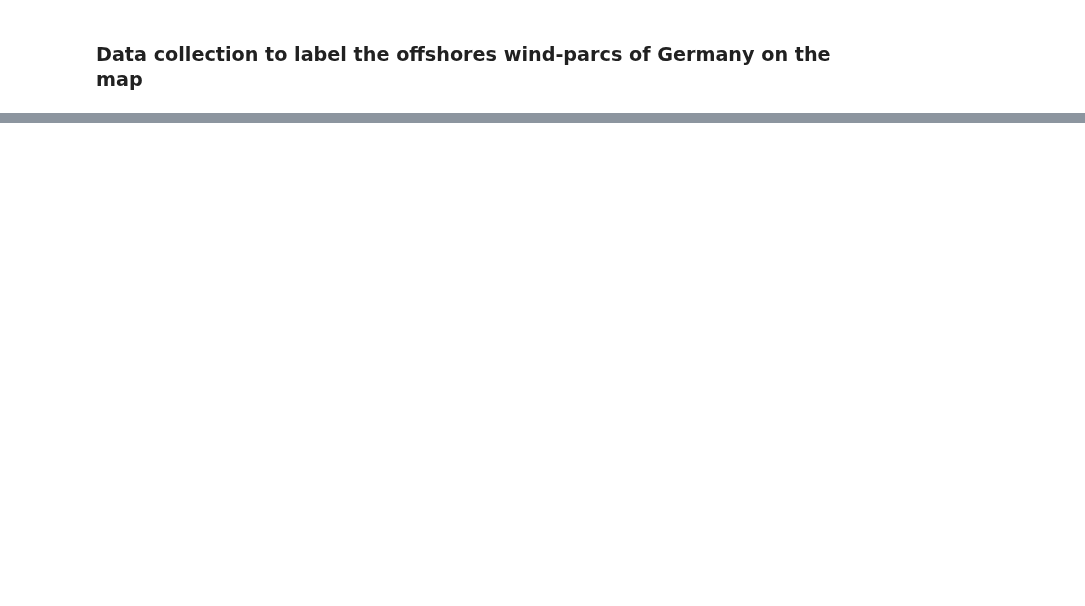
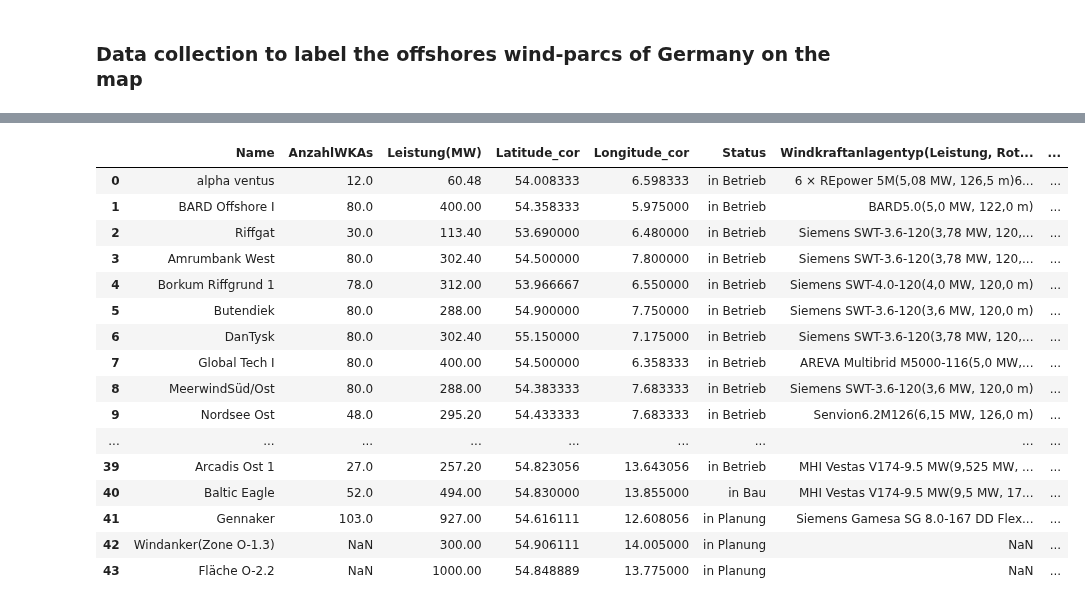
Before and after one commit to ValeriaMalin/Fun_Project_German_WindParks_Folium, a Jupyter notebook: 3_offshores_windparks_scraping.ipynb, the cells around one changed output, grey strips where cells are left out. Drawn from its saved outputs; the diff is of its cells as text; code cells hidden in the pictures; blank space fills up the shorter version.

```diff
--- a/3_offshores_windparks_scraping.ipynb
+++ b/3_offshores_windparks_scraping.ipynb
@@ -154,0 +345,20 @@ memory usage: 1.7+ KB
+# %%
+df
+# %% [output]
+|  | Name | AnzahlWKAs | Leistung(MW) | Latitude_cor | Longitude_cor | Status | Windkraftanlagentyp(Leistung, Rot... | ... |
+| 0 | alpha ventus | 12.0 | 60.48 | 54.008333 | 6.598333 | in Betrieb | 6 × REpower 5M(5,08 MW, 126,5 m)6... | ... |
+| 1 | BARD Offshore I | 80.0 | 400.00 | 54.358333 | 5.975000 | in Betrieb | BARD5.0(5,0 MW, 122,0 m) | ... |
+| 2 | Riffgat | 30.0 | 113.40 | 53.690000 | 6.480000 | in Betrieb | Siemens SWT-3.6-120(3,78 MW, 120,... | ... |
+| 3 | Amrumbank West | 80.0 | 302.40 | 54.500000 | 7.800000 | in Betrieb | Siemens SWT-3.6-120(3,78 MW, 120,... | ... |
+| 4 | Borkum Riffgrund 1 | 78.0 | 312.00 | 53.966667 | 6.550000 | in Betrieb | Siemens SWT-4.0-120(4,0 MW, 120,0 m) | ... |
+| 5 | Butendiek | 80.0 | 288.00 | 54.900000 | 7.750000 | in Betrieb | Siemens SWT-3.6-120(3,6 MW, 120,0 m) | ... |
+| 6 | DanTysk | 80.0 | 302.40 | 55.150000 | 7.175000 | in Betrieb | Siemens SWT-3.6-120(3,78 MW, 120,... | ... |
+| 7 | Global Tech I | 80.0 | 400.00 | 54.500000 | 6.358333 | in Betrieb | AREVA Multibrid M5000-116(5,0 MW,... | ... |
+| 8 | MeerwindSüd/Ost | 80.0 | 288.00 | 54.383333 | 7.683333 | in Betrieb | Siemens SWT-3.6-120(3,6 MW, 120,0 m) | ... |
+| 9 | Nordsee Ost | 48.0 | 295.20 | 54.433333 | 7.683333 | in Betrieb | Senvion6.2M126(6,15 MW, 126,0 m) | ... |
+| ... | ... | ... | ... | ... | ... | ... | ... | ... |
+| 39 | Arcadis Ost 1 | 27.0 | 257.20 | 54.823056 | 13.643056 | in Betrieb | MHI Vestas V174-9.5 MW(9,525 MW, ... | ... |
+| 40 | Baltic Eagle | 52.0 | 494.00 | 54.830000 | 13.855000 | in Bau | MHI Vestas V174-9.5 MW(9,5 MW, 17... | ... |
+| 41 | Gennaker | 103.0 | 927.00 | 54.616111 | 12.608056 | in Planung | Siemens Gamesa SG 8.0-167 DD Flex... | ... |
+| 42 | Windanker(Zone O-1.3) | NaN | 300.00 | 54.906111 | 14.005000 | in Planung | NaN | ... |
+| 43 | Fläche O-2.2 | NaN | 1000.00 | 54.848889 | 13.775000 | in Planung | NaN | ... |
```
Also changed, not shown: parts of 16 cells of this notebook, 3 other files.
